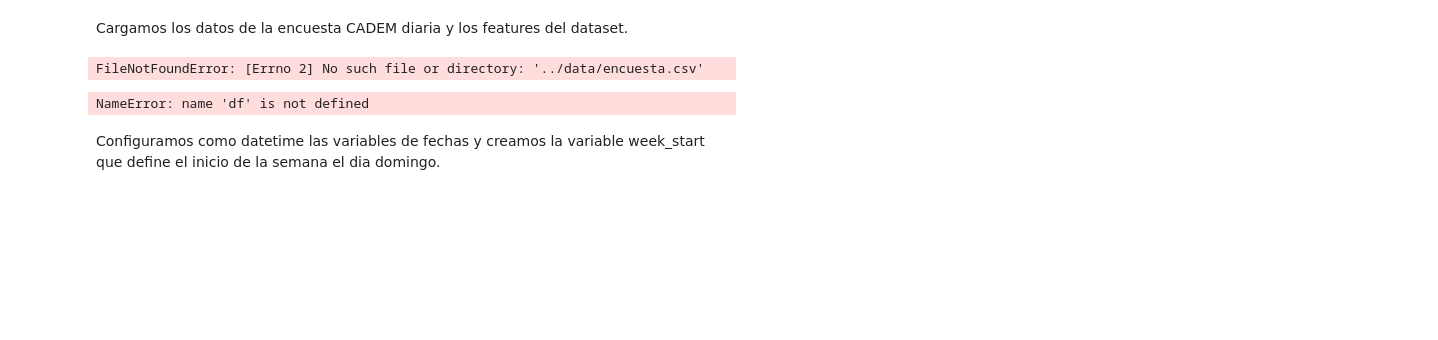
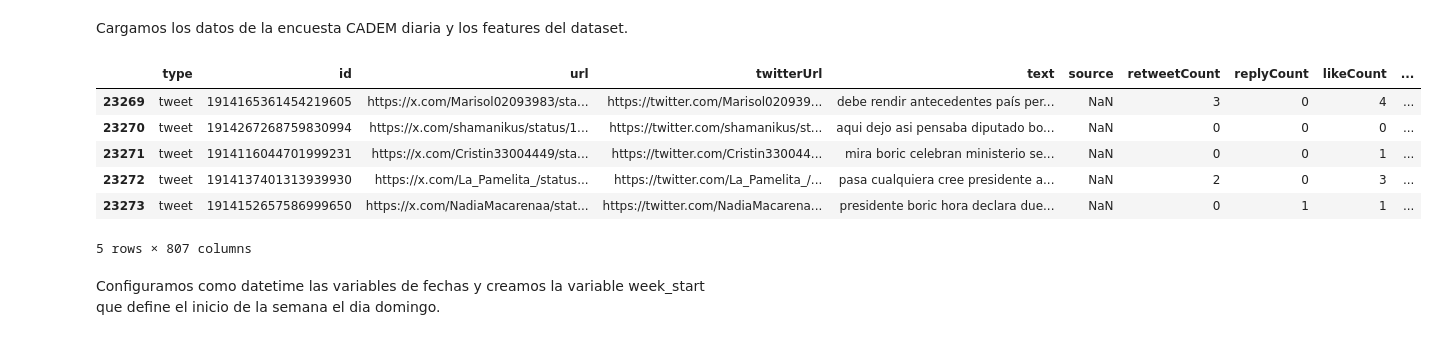
Before and after one commit to PolloDK/FK01-Encuestas, a Jupyter notebook: notebooks/basic_models_daily.ipynb, the cells around one changed output. Drawn from its saved outputs; the diff is of its cells as text; code cells hidden in the pictures; blank space fills up the shorter version.

```diff
--- a/notebooks/basic_models_daily.ipynb
+++ b/notebooks/basic_models_daily.ipynb
@@ -28,14 +38,22 @@ color_palette = sns.color_palette()
 # %% [markdown]
 Cargamos los datos de la encuesta CADEM diaria y los features del dataset.
 # %%
-df = pd.read_csv("../data_reserva/features_dataset.csv")
-df_encuestas = pd.read_csv("../data_reserva/encuesta.csv")
+df = pd.read_csv("../data/processed_data.csv")
+df_encuestas = pd.read_csv("../data/encuestas.csv")
+df["date"] = pd.to_datetime(df["date"])
+df_encuestas["date"] = pd.to_datetime(df_encuestas["date"])
+df_final = df.copy()
+#df_encuestas = pd.read_csv("../data/encuesta.csv")
-# %% [output]
-FileNotFoundError: [Errno 2] No such file or directory: '../data/encuesta.csv'
 # %%
-df.head()
+df_final.tail()
 # %% [output]
+|  | type | id | url | twitterUrl | text | source | retweetCount | replyCount | likeCount | ... |
+| 23269 | tweet | 1914165361454219605 | https://x.com/Marisol02093983/sta... | https://twitter.com/Marisol020939... | debe rendir antecedentes país per... | NaN | 3 | 0 | 4 | ... |
+| 23270 | tweet | 1914267268759830994 | https://x.com/shamanikus/status/1... | https://twitter.com/shamanikus/st... | aqui dejo asi pensaba diputado bo... | NaN | 0 | 0 | 0 | ... |
+| 23271 | tweet | 1914116044701999231 | https://x.com/Cristin33004449/sta... | https://twitter.com/Cristin330044... | mira boric celebran ministerio se... | NaN | 0 | 0 | 1 | ... |
+| 23272 | tweet | 1914137401313939930 | https://x.com/La_Pamelita_/status... | https://twitter.com/La_Pamelita_/... | pasa cualquiera cree presidente a... | NaN | 2 | 0 | 3 | ... |
+| 23273 | tweet | 1914152657586999650 | https://x.com/NadiaMacarenaa/stat... | https://twitter.com/NadiaMacarena... | presidente boric hora declara due... | NaN | 0 | 1 | 1 | ... |
-NameError: name 'df' is not defined
+5 rows × 807 columns
 # %% [markdown]
 Configuramos como datetime las variables de fechas y creamos la variable week_start que define el inicio de la semana el dia domingo.
 # %%
```
Also changed, not shown: parts of 18 cells of this notebook, 7 other files.
